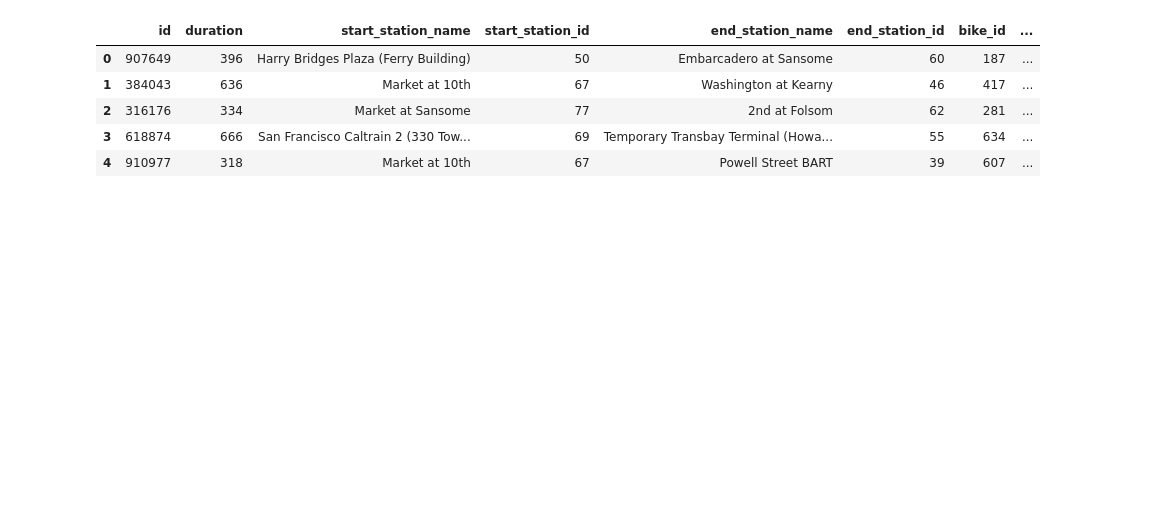
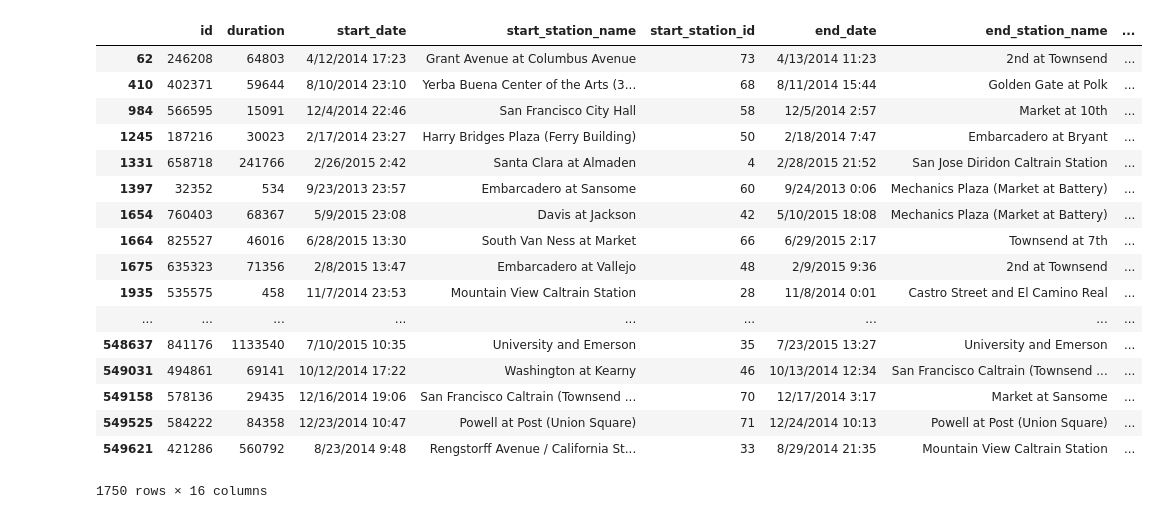
Before and after one commit to guidoAlbarello/DatosDatosos, a Jupyter notebook: TP2/Analisis_TP2.ipynb, the cells around one changed output. Saved outputs shown, nothing was run; the diff lists cells and outputs as text; code cells hidden in the pictures; blank space fills up the shorter version.

```diff
--- a/TP2/Analisis_TP2.ipynb
+++ b/TP2/Analisis_TP2.ipynb
@@ -29,0 +136,5 @@ trip_train.head()
+# %%
+fechasStart = trip_train['start_date'].map(lambda x: (x.split(' ')[0]))
+trip_train['startDate'] =  fechasStart
+fechasEnd = trip_train['end_date'].map(lambda x: (x.split(' ')[0]))
+trip_train['endDate'] =  fechasEnd
@@ -30,3 +153,24 @@ trip_train.head()
+# %%
+trip_train[trip_train['startDate'] != trip_train['endDate']]
+# %% [output]
+|  | id | duration | start_date | start_station_name | start_station_id | end_date | end_station_name | ... |
+| 62 | 246208 | 64803 | 4/12/2014 17:23 | Grant Avenue at Columbus Avenue | 73 | 4/13/2014 11:23 | 2nd at Townsend | ... |
+| 410 | 402371 | 59644 | 8/10/2014 23:10 | Yerba Buena Center of the Arts (3... | 68 | 8/11/2014 15:44 | Golden Gate at Polk | ... |
+| 984 | 566595 | 15091 | 12/4/2014 22:46 | San Francisco City Hall | 58 | 12/5/2014 2:57 | Market at 10th | ... |
+| 1245 | 187216 | 30023 | 2/17/2014 23:27 | Harry Bridges Plaza (Ferry Building) | 50 | 2/18/2014 7:47 | Embarcadero at Bryant | ... |
+| 1331 | 658718 | 241766 | 2/26/2015 2:42 | Santa Clara at Almaden | 4 | 2/28/2015 21:52 | San Jose Diridon Caltrain Station | ... |
+| 1397 | 32352 | 534 | 9/23/2013 23:57 | Embarcadero at Sansome | 60 | 9/24/2013 0:06 | Mechanics Plaza (Market at Battery) | ... |
+| 1654 | 760403 | 68367 | 5/9/2015 23:08 | Davis at Jackson | 42 | 5/10/2015 18:08 | Mechanics Plaza (Market at Battery) | ... |
+| 1664 | 825527 | 46016 | 6/28/2015 13:30 | South Van Ness at Market | 66 | 6/29/2015 2:17 | Townsend at 7th | ... |
+| 1675 | 635323 | 71356 | 2/8/2015 13:47 | Embarcadero at Vallejo | 48 | 2/9/2015 9:36 | 2nd at Townsend | ... |
+| 1935 | 535575 | 458 | 11/7/2014 23:53 | Mountain View Caltrain Station | 28 | 11/8/2014 0:01 | Castro Street and El Camino Real | ... |
+| ... | ... | ... | ... | ... | ... | ... | ... | ... |
+| 548637 | 841176 | 1133540 | 7/10/2015 10:35 | University and Emerson | 35 | 7/23/2015 13:27 | University and Emerson | ... |
+| 549031 | 494861 | 69141 | 10/12/2014 17:22 | Washington at Kearny | 46 | 10/13/2014 12:34 | San Francisco Caltrain (Townsend ... | ... |
+| 549158 | 578136 | 29435 | 12/16/2014 19:06 | San Francisco Caltrain (Townsend ... | 70 | 12/17/2014 3:17 | Market at Sansome | ... |
+| 549525 | 584222 | 84358 | 12/23/2014 10:47 | Powell at Post (Union Square) | 71 | 12/24/2014 10:13 | Powell at Post (Union Square) | ... |
+| 549621 | 421286 | 560792 | 8/23/2014 9:48 | Rengstorff Avenue / California St... | 33 | 8/29/2014 21:35 | Mountain View Caltrain Station | ... |
+1750 rows × 16 columns
 # %%
 #separamos en dos campos nuevos. fecha en formato yyyymmdd y hora del dia en minutos
 fechasStart = trip_train['start_date'].map(lambda x: (int(dt.datetime.strptime(x.split(' ')[0], "%m/%d/%Y").strftime("%Y%m%d"))))
@@ -39,11 +182,0 @@ horasEnd = horasEnd.map(lambda x: (int(x.split(':')[0]) * 60 + int(x.split(':')[
-# %%
-del trip_train['start_date']
-del trip_train['end_date']
-trip_train.head()
-# %% [output]
-|  | id | duration | start_station_name | start_station_id | end_station_name | end_station_id | bike_id | ... |
-| 0 | 907649 | 396 | Harry Bridges Plaza (Ferry Building) | 50 | Embarcadero at Sansome | 60 | 187 | ... |
-| 1 | 384043 | 636 | Market at 10th | 67 | Washington at Kearny | 46 | 417 | ... |
-| 2 | 316176 | 334 | Market at Sansome | 77 | 2nd at Folsom | 62 | 281 | ... |
-| 3 | 618874 | 666 | San Francisco Caltrain 2 (330 Tow... | 69 | Temporary Transbay Terminal (Howa... | 55 | 634 | ... |
-| 4 | 910977 | 318 | Market at 10th | 67 | Powell Street BART | 39 | 607 | ... |
```
Also changed, not shown: parts of 77 cells of this notebook.
